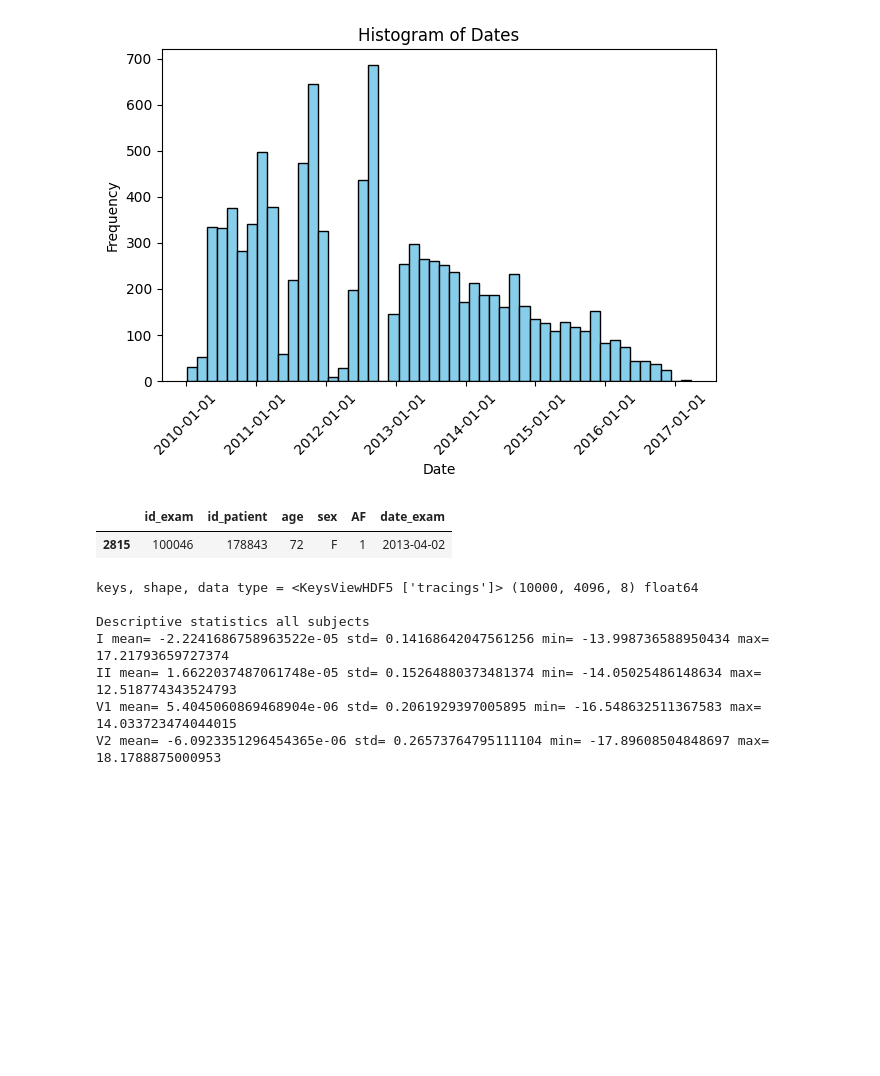
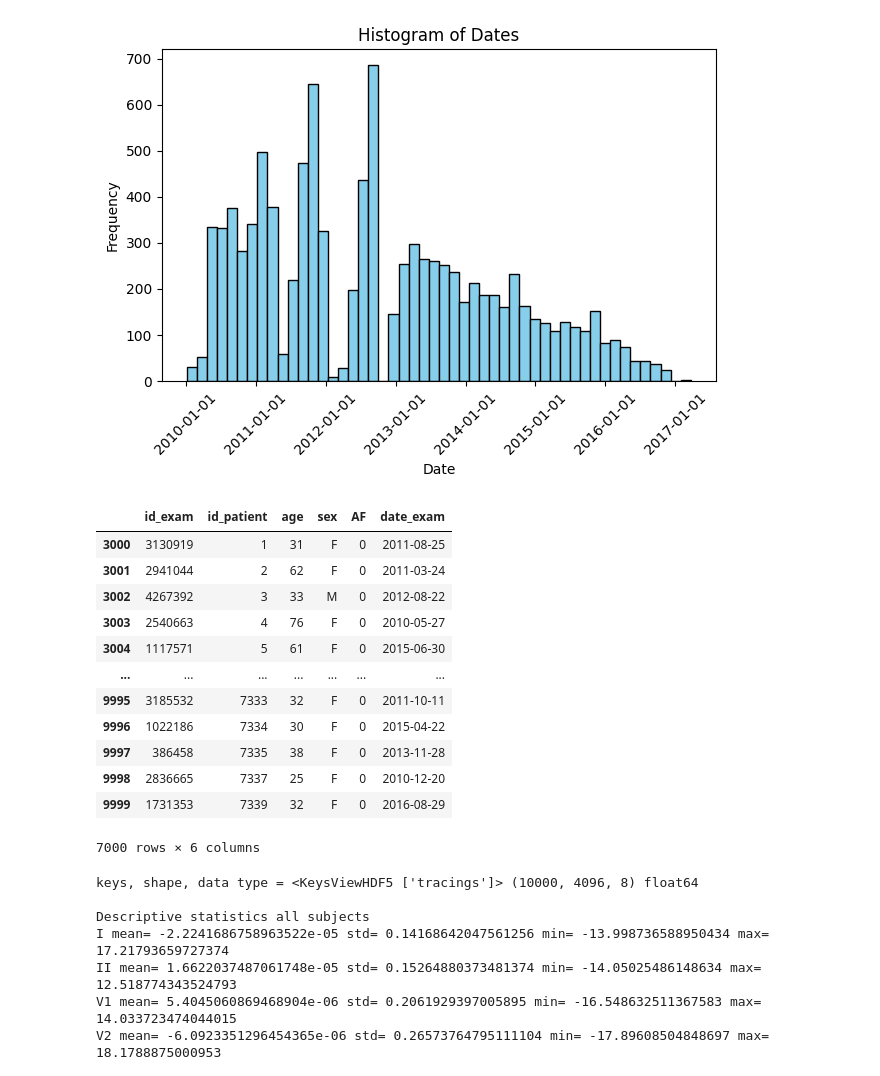
Before and after one commit to wmeijer221/wasp-assignmen-af-classification, a Jupyter notebook: assignment_ecg_classification.ipynb, the cells around one changed output. Cells and saved outputs as stored; diff of their text form; code cells hidden in the pictures; blank space fills up the shorter version.

```diff
--- a/assignment_ecg_classification.ipynb
+++ b/assignment_ecg_classification.ipynb
@@ -294,10 +294,22 @@ Descriptive age statistics
 [figure]
 # %%
 # To find the notebook that was shown in the first visualization.
-df[df['id_exam'] == 100046]
+# df[df['id_exam'] == 100048]
+df[df['AF'] == 0]
 # %% [output]
 |  | id_exam | id_patient | age | sex | AF | date_exam |
-| 2815 | 100046 | 178843 | 72 | F | 1 | 2013-04-02 |
+| 3000 | 3130919 | 1 | 31 | F | 0 | 2011-08-25 |
+| 3001 | 2941044 | 2 | 62 | F | 0 | 2011-03-24 |
+| 3002 | 4267392 | 3 | 33 | M | 0 | 2012-08-22 |
+| 3003 | 2540663 | 4 | 76 | F | 0 | 2010-05-27 |
+| 3004 | 1117571 | 5 | 61 | F | 0 | 2015-06-30 |
+| ... | ... | ... | ... | ... | ... | ... |
+| 9995 | 3185532 | 7333 | 32 | F | 0 | 2011-10-11 |
+| 9996 | 1022186 | 7334 | 30 | F | 0 | 2015-04-22 |
+| 9997 | 386458 | 7335 | 38 | F | 0 | 2013-11-28 |
+| 9998 | 2836665 | 7337 | 25 | F | 0 | 2010-12-20 |
+| 9999 | 1731353 | 7339 | 32 | F | 0 | 2016-08-29 |
+7000 rows × 6 columns
 # %%
 import numpy as np
 from scipy import stats
```
Also changed, not shown: parts of 2 cells of this notebook.
